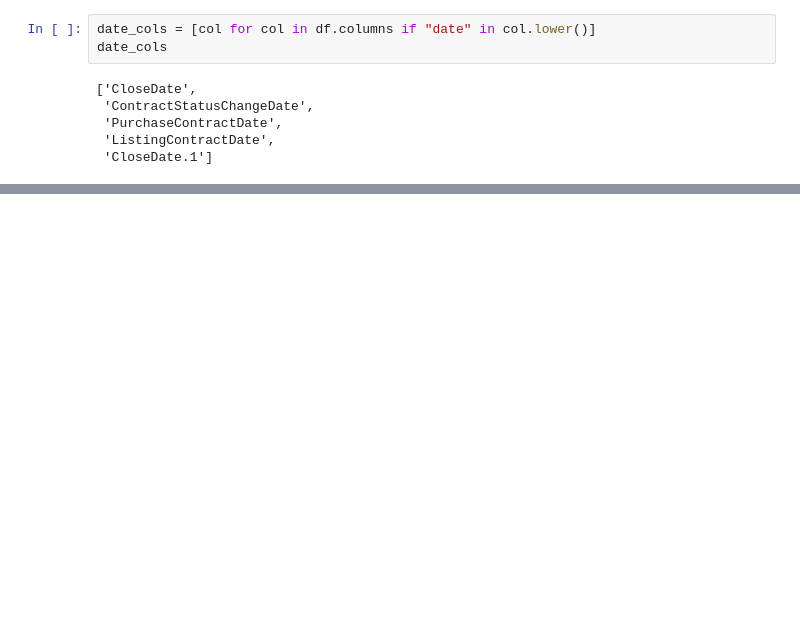
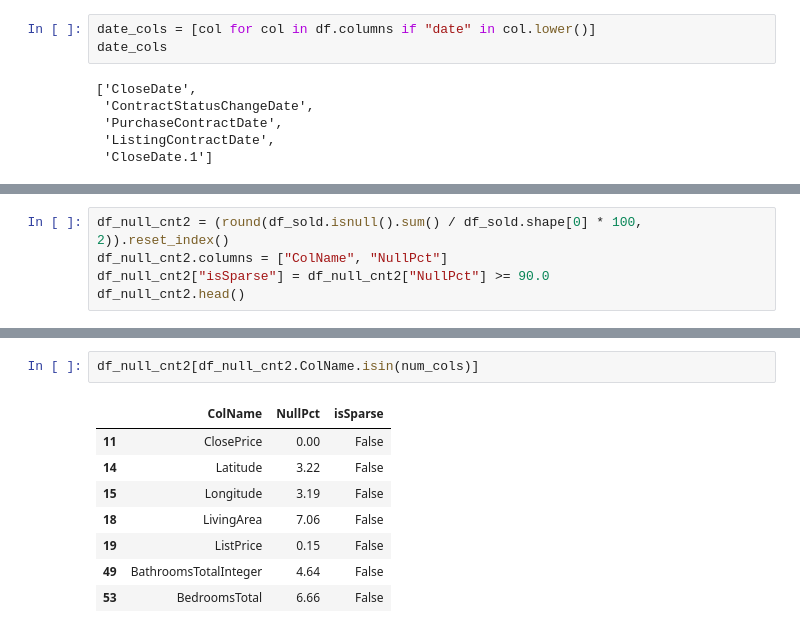
Before and after one commit to sangyeolbaek/idx-exchange, a Jupyter notebook: testing.ipynb, the cells around one changed output, grey strips where cells are left out. Drawn from its saved outputs; the diff is of its cells as text; blank space fills up the shorter version.

```diff
--- a/testing.ipynb
+++ b/testing.ipynb
@@ -155,0 +189,5 @@ df_null_cnt[
+# %%
+df_null_cnt2 = (round(df_sold.isnull().sum() / df_sold.shape[0] * 100, 2)).reset_index()
+df_null_cnt2.columns = ["ColName", "NullPct"]
+df_null_cnt2["isSparse"] = df_null_cnt2["NullPct"] >= 90.0
+df_null_cnt2.head()
@@ -155,0 +209,11 @@ df_null_cnt[
+# %%
+df_null_cnt2[df_null_cnt2.ColName.isin(num_cols)]
+# %% [output]
+|  | ColName | NullPct | isSparse |
+| 11 | ClosePrice | 0.00 | False |
+| 14 | Latitude | 3.22 | False |
+| 15 | Longitude | 3.19 | False |
+| 18 | LivingArea | 7.06 | False |
+| 19 | ListPrice | 0.15 | False |
+| 49 | BathroomsTotalInteger | 4.64 | False |
+| 53 | BedroomsTotal | 6.66 | False |
```
Also changed, not shown: parts of 22 cells of this notebook, 6 other files.
